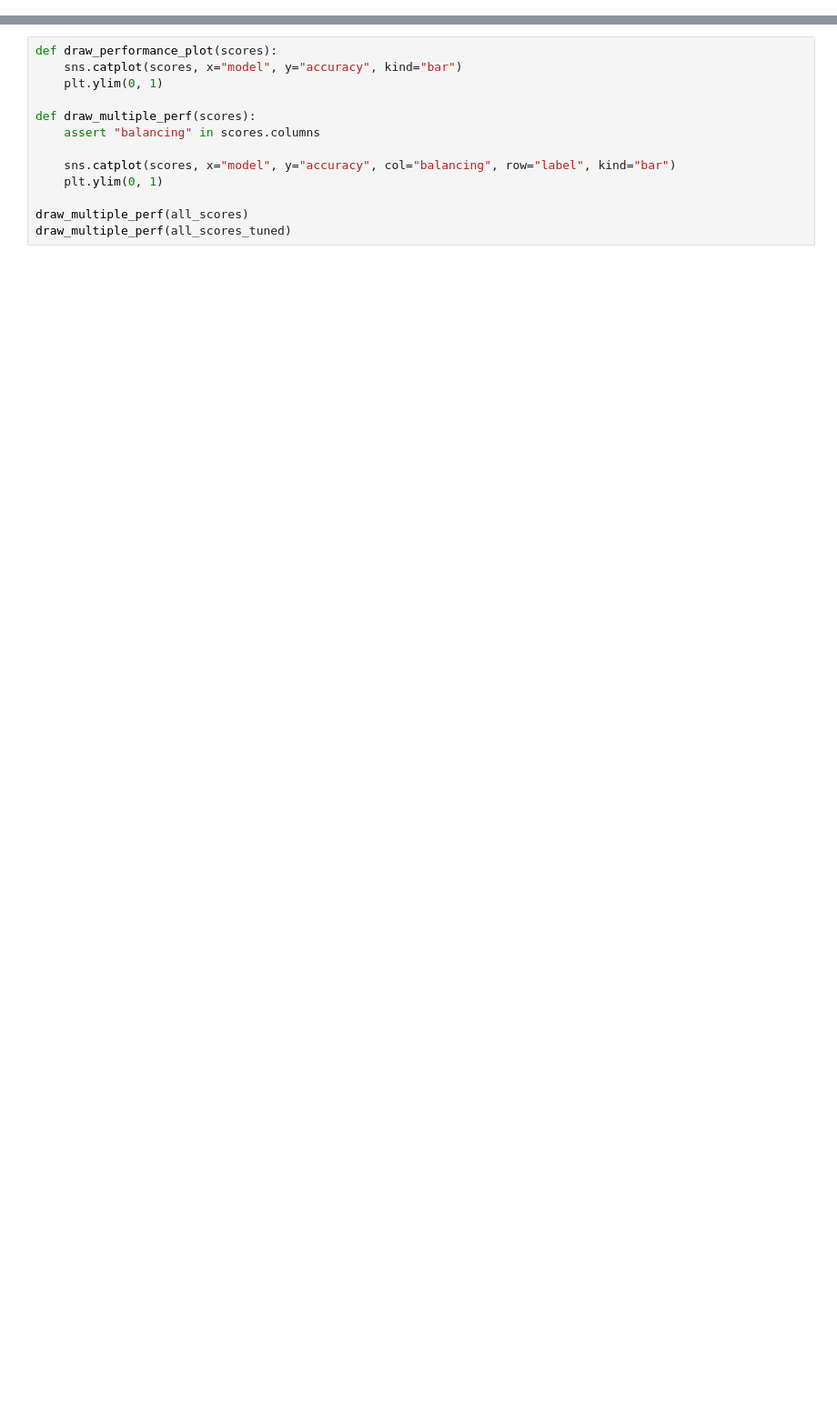
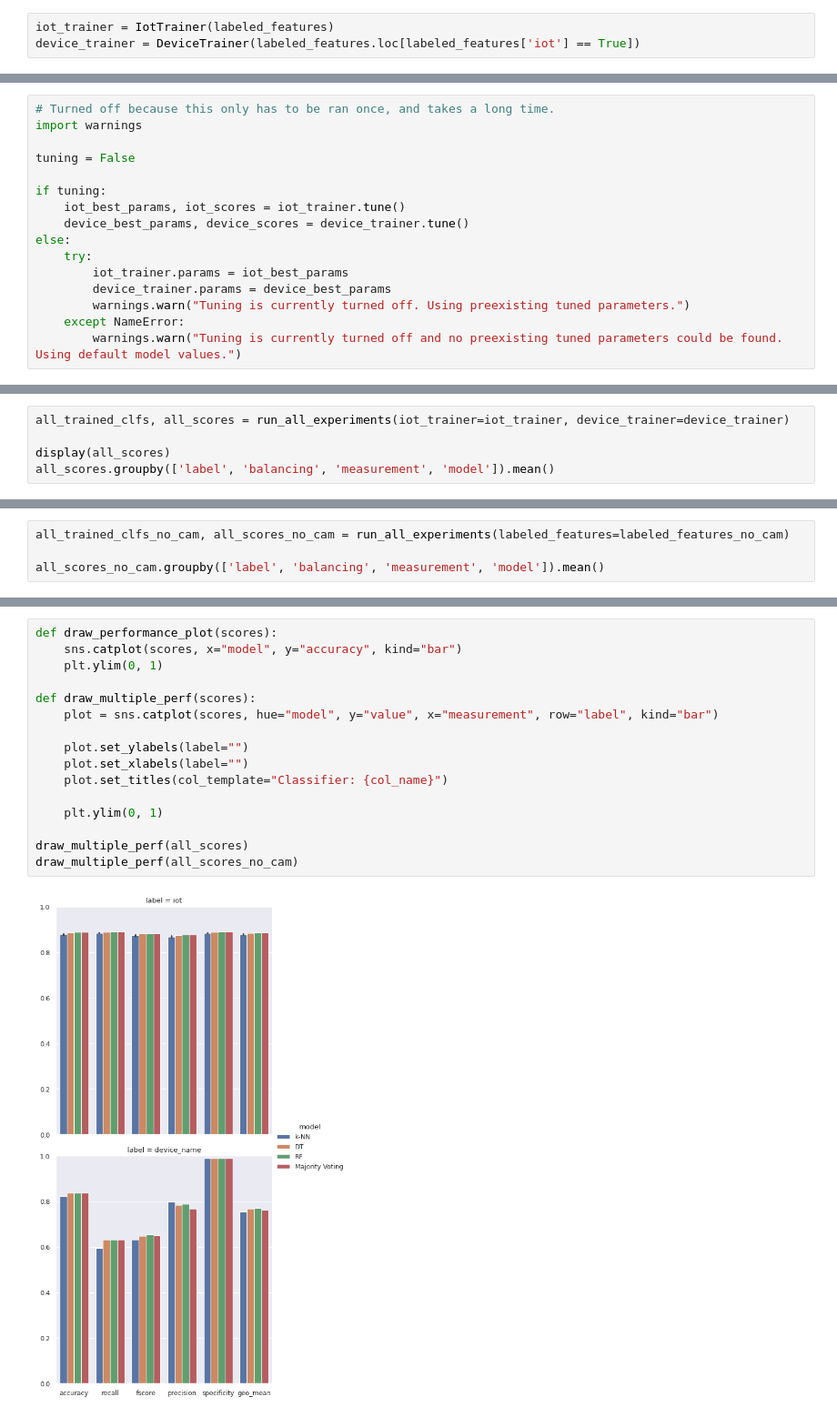
Before and after one commit to cochaviz/iot_classifier, a Jupyter notebook: classifier.ipynb, the cells around one changed output, grey strips where cells are left out. Shown at 91% size. Saved outputs shown, nothing was run; the diff lists cells and outputs as text; blank space fills up the shorter version.

Commit message:
Final push to the classifier

```diff
--- a/classifier.ipynb
+++ b/classifier.ipynb
@@ -345,0 +703,3 @@ for experiment in all_clf_tuned:
+# %%
+iot_trainer = IotTrainer(labeled_features)
+device_trainer = DeviceTrainer(labeled_features.loc[labeled_features['iot'] == True])
@@ -345,0 +709,16 @@ for experiment in all_clf_tuned:
+# %%
+# Turned off because this only has to be ran once, and takes a long time.
+import warnings
+
+tuning = False
+
+if tuning:
+    iot_best_params, iot_scores = iot_trainer.tune()
+    device_best_params, device_scores = device_trainer.tune()
+else:
+    try:
+        iot_trainer.params = iot_best_params
+        device_trainer.params = device_best_params
+        warnings.warn("Tuning is currently turned off. Using preexisting tuned parameters.")
+    except NameError:
+        warnings.warn("Tuning is currently turned off and no preexisting tuned parameters could be found. Using default model values.")
@@ -345,0 +766,5 @@ for experiment in all_clf_tuned:
+# %%
+all_trained_clfs, all_scores = run_all_experiments(iot_trainer=iot_trainer, device_trainer=device_trainer)
+
+display(all_scores)
+all_scores.groupby(['label', 'balancing', 'measurement', 'model']).mean()
@@ -345,0 +860,4 @@ for experiment in all_clf_tuned:
+# %%
+all_trained_clfs_no_cam, all_scores_no_cam = run_all_experiments(labeled_features=labeled_features_no_cam)
+
+all_scores_no_cam.groupby(['label', 'balancing', 'measurement', 'model']).mean()
@@ -346,13 +955,18 @@ for experiment in all_clf_tuned:
 # %%
 def draw_performance_plot(scores):
     sns.catplot(scores, x="model", y="accuracy", kind="bar")
     plt.ylim(0, 1)
 
 def draw_multiple_perf(scores):
-    assert "balancing" in scores.columns
+    plot = sns.catplot(scores, hue="model", y="value", x="measurement", row="label", kind="bar")
 
-    sns.catplot(scores, x="model", y="accuracy", col="balancing", row="label", kind="bar")
+    plot.set_ylabels(label="")
+    plot.set_xlabels(label="")
+    plot.set_titles(col_template="Classifier: {col_name}")
+
     plt.ylim(0, 1)
 
 draw_multiple_perf(all_scores)
-draw_multiple_perf(all_scores_tuned)
+draw_multiple_perf(all_scores_no_cam)
+# %% [output]
+[figure, added]
```
Also changed, not shown: parts of 24 cells of this notebook, 2 other files.
